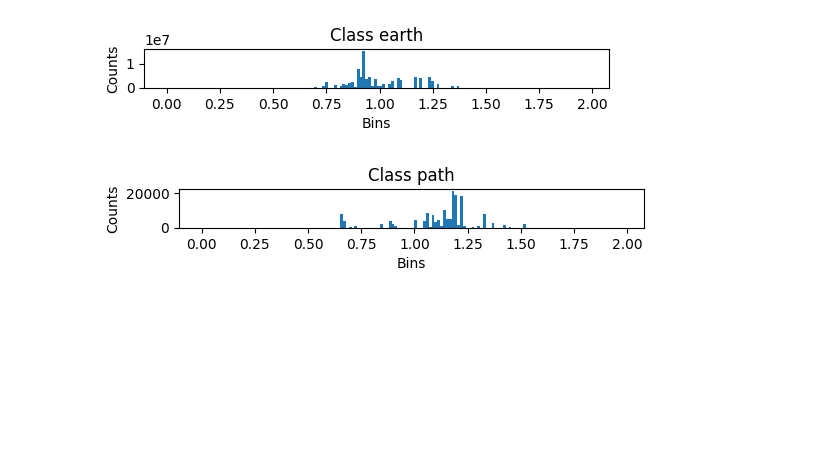
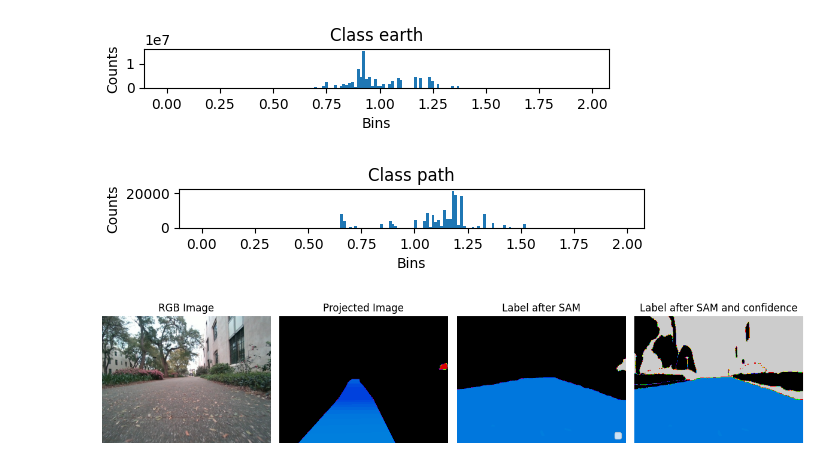
Before and after one commit to VinceGHER/self_supervised_cot_estimation, a Jupyter notebook: analyze_dataset.ipynb, the cells around one changed output. Drawn from its saved outputs; the diff is of its cells as text; code cells hidden in the pictures; blank space fills up the shorter version.

```diff
--- a/analyze_dataset.ipynb
+++ b/analyze_dataset.ipynb
@@ -257,0 +256,52 @@ def gaussian_kernel():
+# %%
+import PIL
+from src.tools import check_file_path
+import numpy as np
+import matplotlib.pyplot as plt
+timestamp = "1712269449.276092"
+exps = "datasets/dataset-2024-06-12_12-33-29/train"
+
+rgb = check_file_path(exps,"rgb",timestamp+".jpg")
+rgb = PIL.Image.open(rgb)
+projected = np.load(check_file_path(exps,"mask_no_sam",timestamp+".npy"))
+mask = np.load(check_file_path(exps,"mask",timestamp+".npy"))
+confidence = np.load(check_file_path(exps,"confidence",timestamp+".npy"))
+
+c_sam = np.where(confidence>0.5,mask,2)
+# mask_path = check_file_path(dataset_folder,"mask",timestamp+".npy")
+# segmentation = np.load(check_file_path(dataset_folder,"segmentation",timestamp+".npy"))
+
+#  Create a figure and axes
+fig, axs = plt.subplots(1, 4, figsize=(12, 4))
+
+# Plot the images
+axs[0].imshow(rgb)
+axs[0].set_title('RGB Image')
+axs[0].axis('off')
+
+axs[1].imshow(projected, cmap='nipy_spectral', vmin=0.5, vmax=2)
+axs[1].set_title('Projected Image')
+axs[1].axis('off')
+
+axs[2].imshow(mask, cmap='nipy_spectral', vmin=0.5, vmax=2)
+axs[2].set_title('Label after SAM')
+axs[2].axis('off')
+
+axs[3].imshow(c_sam, cmap='nipy_spectral', vmin=0.5, vmax=2)
+axs[3].set_title('Label after SAM and confidence')
+axs[3].axis('off')
+
+
+# Add a legend
+legend_labels = ['Class 0', 'Class 1', 'Class 2']
+axs[2].legend(legend_labels, loc='lower right')
+
+# Display the plot
+plt.tight_layout()
+plt.show()
+
+# plt.figure(figsize=(12,12))
+# plt.imshow(segmentation)
+# plt.show()
+# %% [output]
+[figure, added]
```
Also changed, not shown: parts of 1 cell of this notebook.
